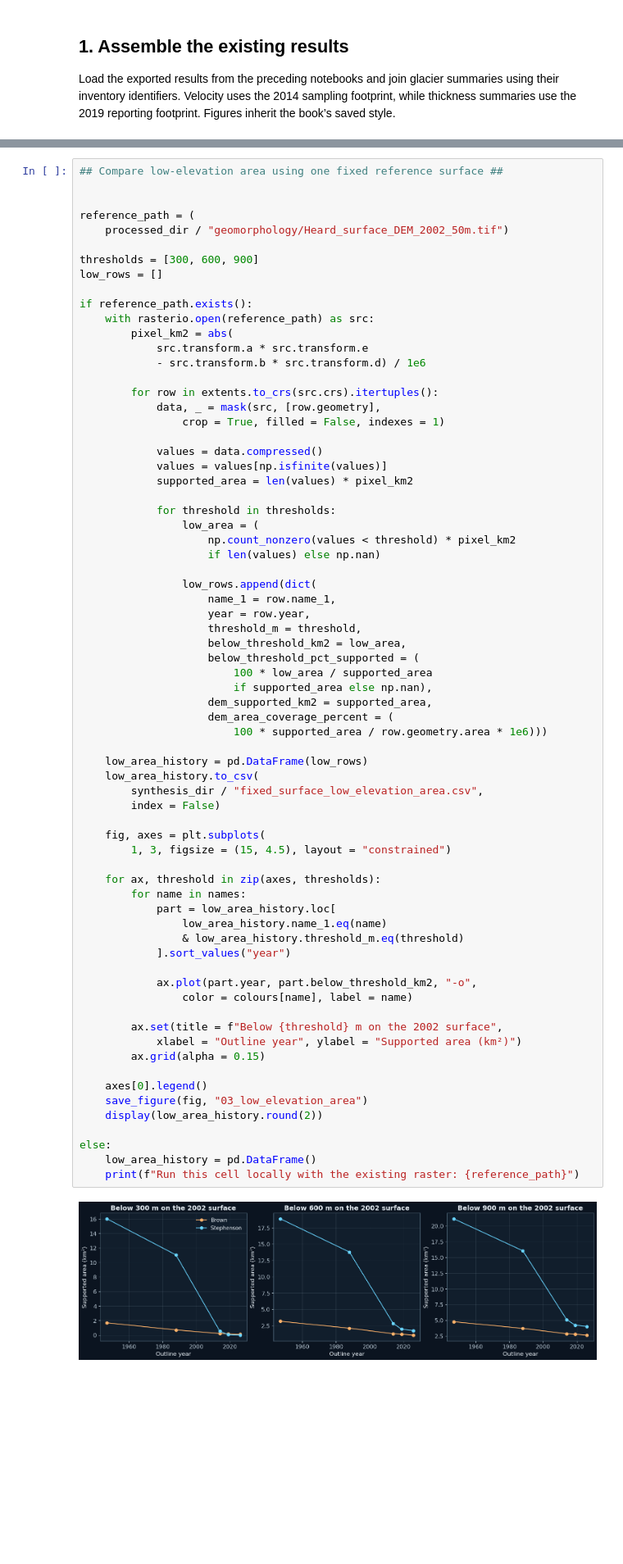
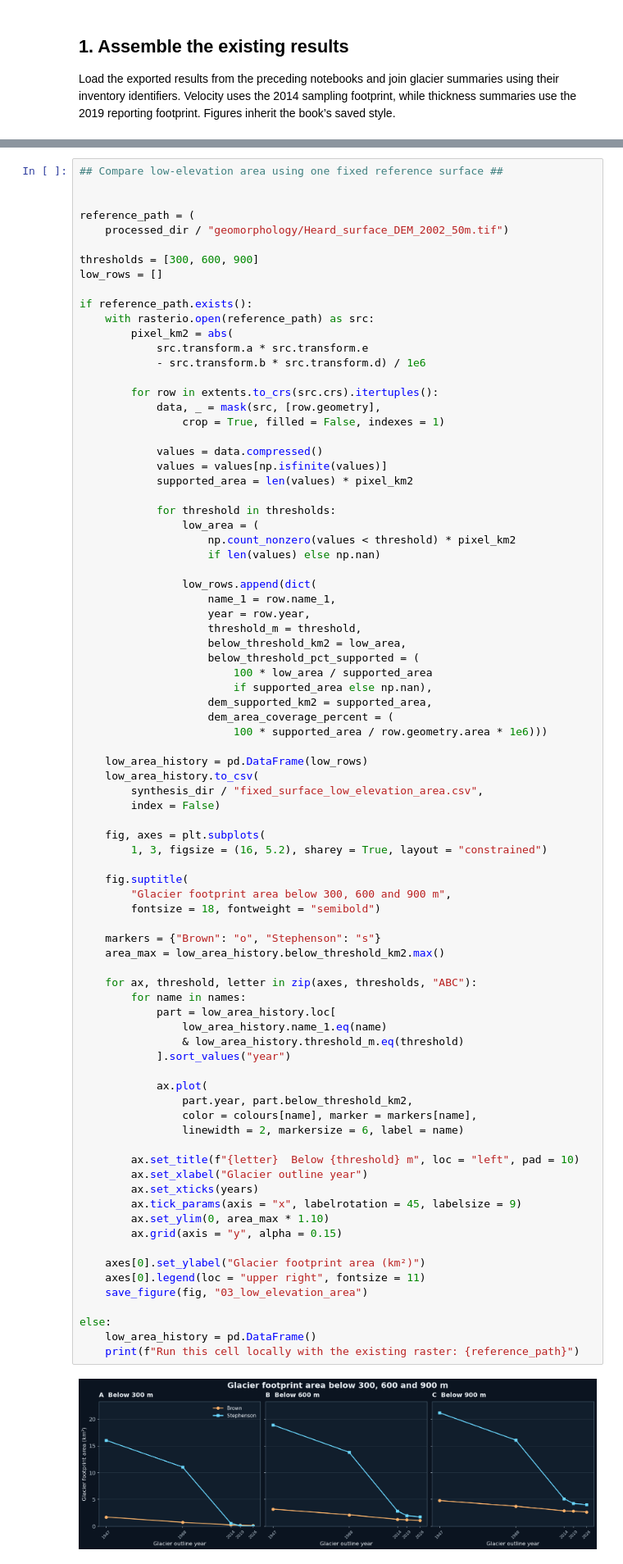
Before and after one commit to University-of-Tasmania-GPSS/AT3_Group2_2026, a Jupyter notebook: 08_Integration&Synthesis.ipynb, the cells around one changed output, grey strips where cells are left out. Shown at 82% size. Cells and saved outputs as stored; diff of their text form; blank space fills up the shorter version.

```diff
--- a/08_Integration&Synthesis.ipynb
+++ b/08_Integration&Synthesis.ipynb
@@ -350,40 +522,52 @@ if reference_path.exists():
                     threshold_m = threshold,
                     below_threshold_km2 = low_area,
                     below_threshold_pct_supported = (
                         100 * low_area / supported_area
                         if supported_area else np.nan),
                     dem_supported_km2 = supported_area,
                     dem_area_coverage_percent = (
                         100 * supported_area / row.geometry.area * 1e6)))
 
     low_area_history = pd.DataFrame(low_rows)
     low_area_history.to_csv(
         synthesis_dir / "fixed_surface_low_elevation_area.csv",
         index = False)
 
     fig, axes = plt.subplots(
-        1, 3, figsize = (15, 4.5), layout = "constrained")
+        1, 3, figsize = (16, 5.2), sharey = True, layout = "constrained")
 
-    for ax, threshold in zip(axes, thresholds):
+    fig.suptitle(
+        "Glacier footprint area below 300, 600 and 900 m",
+        fontsize = 18, fontweight = "semibold")
+
+    markers = {"Brown": "o", "Stephenson": "s"}
+    area_max = low_area_history.below_threshold_km2.max()
+
+    for ax, threshold, letter in zip(axes, thresholds, "ABC"):
         for name in names:
             part = low_area_history.loc[
                 low_area_history.name_1.eq(name)
                 & low_area_history.threshold_m.eq(threshold)
             ].sort_values("year")
 
-            ax.plot(part.year, part.below_threshold_km2, "-o",
-                color = colours[name], label = name)
+            ax.plot(
+                part.year, part.below_threshold_km2,
+                color = colours[name], marker = markers[name],
+                linewidth = 2, markersize = 6, label = name)
 
-        ax.set(title = f"Below {threshold} m on the 2002 surface",
-            xlabel = "Outline year", ylabel = "Supported area (km²)")
-        ax.grid(alpha = 0.15)
+        ax.set_title(f"{letter}  Below {threshold} m", loc = "left", pad = 10)
+        ax.set_xlabel("Glacier outline year")
+        ax.set_xticks(years)
+        ax.tick_params(axis = "x", labelrotation = 45, labelsize = 9)
+        ax.set_ylim(0, area_max * 1.10)
+        ax.grid(axis = "y", alpha = 0.15)
 
-    axes[0].legend()
+    axes[0].set_ylabel("Glacier footprint area (km²)")
+    axes[0].legend(loc = "upper right", fontsize = 11)
     save_figure(fig, "03_low_elevation_area")
-    display(low_area_history.round(2))
 
 else:
     low_area_history = pd.DataFrame()
     print(f"Run this cell locally with the existing raster: {reference_path}")
 # %% [output]
-[figure, old version]
+[figure, new version]
```
Also changed, not shown: parts of 53 cells of this notebook, 17 other files.
